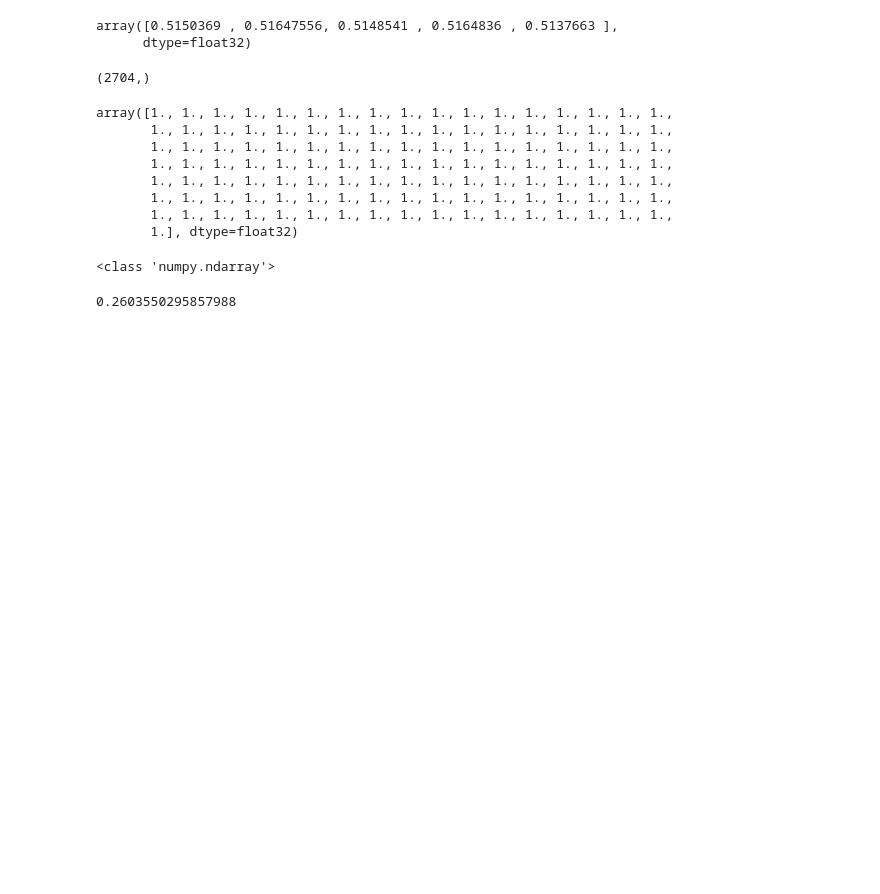
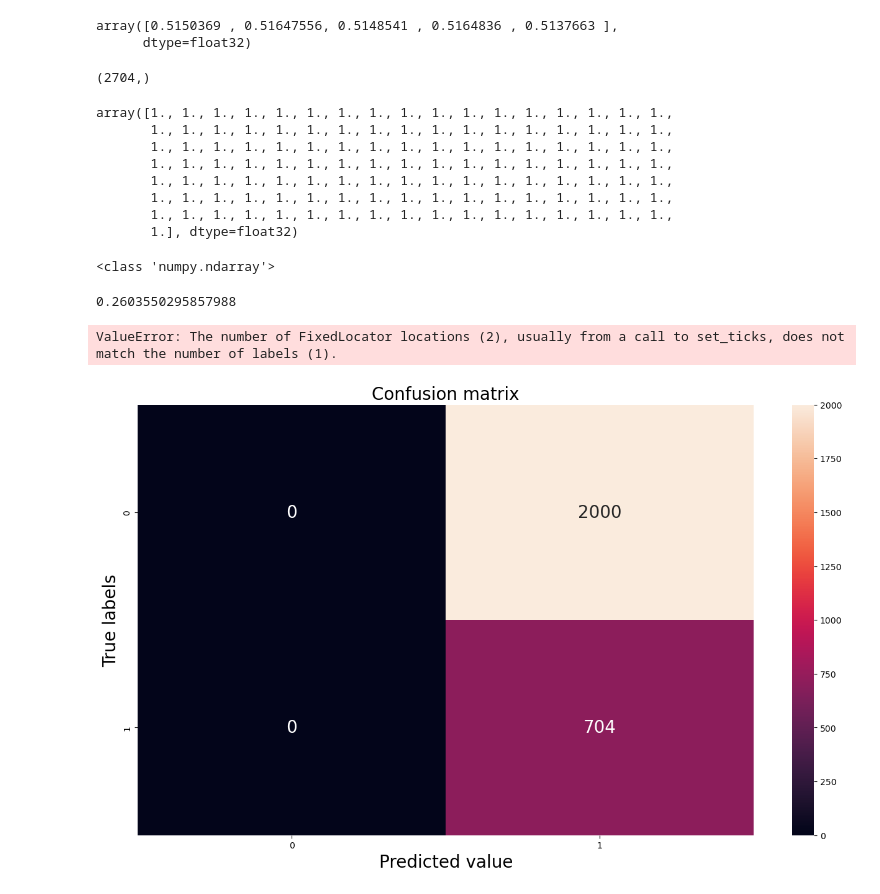
Before and after one commit to zahidali-jannat/MACHINE_LEARNING_PROJECTS, a Jupyter notebook: BrainTumorDetection.ipynb, the cells around one changed output. Cells and saved outputs as stored; diff of their text form; code cells hidden in the pictures; blank space fills up the shorter version.

```diff
--- a/BrainTumorDetection.ipynb
+++ b/BrainTumorDetection.ipynb
@@ -369,3 +371,19 @@ accuracy_score(y_true ,v)
 0.2603550295857988
 # %%
 # as u can see dumb model accuracy is arounf 20 percent fuck fuck very beautifully fucked up
+# %%
+import seaborn as sns
+plt.figure(figsize=(16 , 9))
+
+cm=confusion_matrix(y_true , threshold(output))
+ax=plt.subplot()
+sns.heatmap(cm , annot=True , fmt='g' , ax=ax , annot_kws={'size' : 20})
+
+ax.set_xlabel('Predicted value' , fontsize=20)
+ax.set_ylabel('True labels' , fontsize=20)
+ax.set_title('Confusion matrix' , fontsize=20)
+ax.xaxis.set_ticklabels(['Health , Tumor'] , fontsize=20)
+ax.yaxis.set_ticklabels(['Tumor' , 'Health'] , fontsize=20)
+# %% [output]
+ValueError: The number of FixedLocator locations (2), usually from a call to set_ticks, does not match the number of labels (1).
+[figure, added]
```
Also changed, not shown: parts of 6 cells of this notebook.
